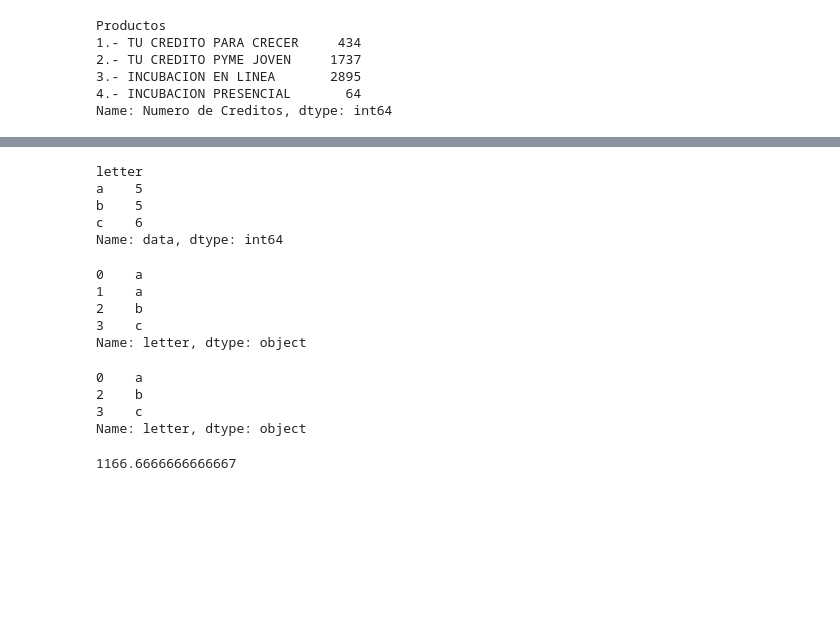
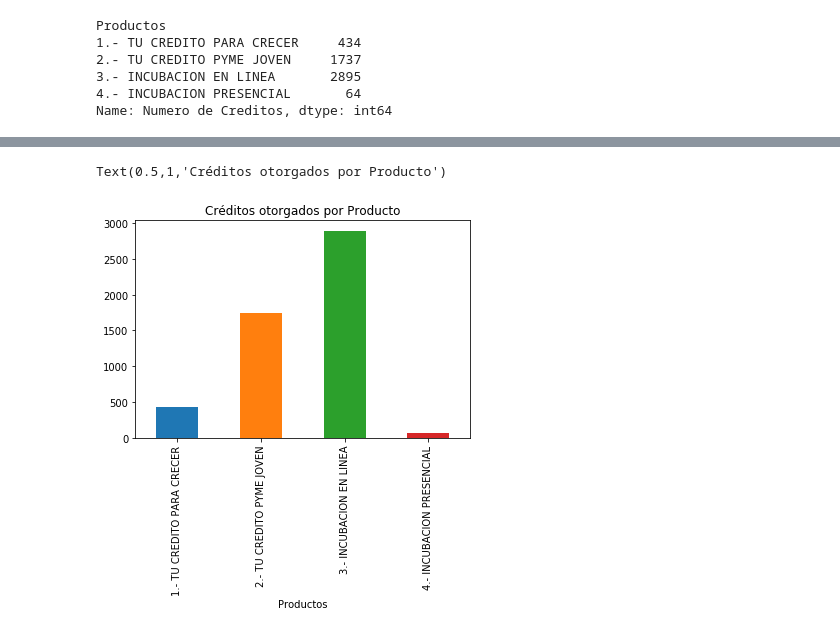
Before and after one commit to LessIsMorePy/CreditoJovenNafin, a Jupyter notebook: statistics.ipynb, the cells around one changed output, grey strips where cells are left out. Cells and saved outputs as stored; diff of their text form; code cells hidden in the pictures; blank space fills up the shorter version.

```diff
--- a/statistics.ipynb
+++ b/statistics.ipynb
@@ -141,16 +63,0 @@ Name: data, dtype: int64
-# %%
-df3.groupby('letter')['data'].sum()
-# %% [output]
-letter
-a    5
-b    5
-c    6
-Name: data, dtype: int64
-# %%
-df3['letter']
-# %% [output]
-0    a
-1    a
-2    b
-3    c
-Name: letter, dtype: object
@@ -159,12 +64,6 @@ Name: letter, dtype: object
-# %%
-df4 = df3.copy()
-df4['letter'].drop_duplicates()
-# %% [output]
-0    a
-2    b
-3    c
-Name: letter, dtype: object
-# %%
-14000/12
-# %% [output]
-1166.6666666666667
+# %%
+products_group.plot(kind ='bar')
+plt.title('Créditos otorgados por Producto')
+# %% [output]
+Text(0.5,1,'Créditos otorgados por Producto')
+[figure, added]
```
Also changed, not shown: parts of 50 cells of this notebook.
